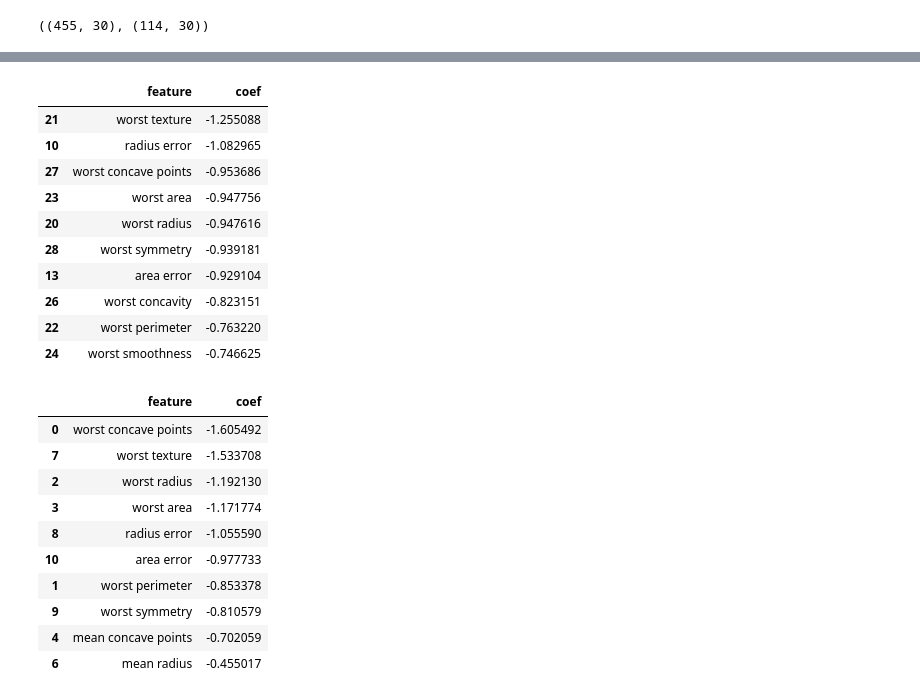
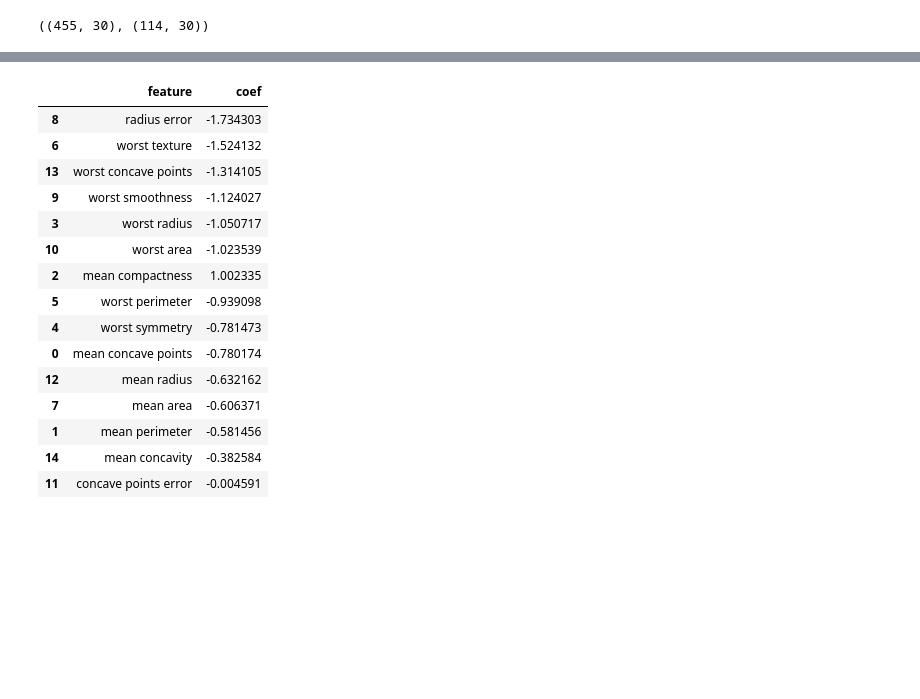
Before and after one commit to japinuela/Ejercicios-Repaso-Python-ML, a Jupyter notebook: BreastCancer.ipynb, the cells around one changed output, grey strips where cells are left out. Cells and saved outputs as stored; diff of their text form; code cells hidden in the pictures; blank space fills up the shorter version.

```diff
--- a/BreastCancer.ipynb
+++ b/BreastCancer.ipynb
@@ -289,24 +288,0 @@ print(list(all_candidates))
-# %%
-from collections import Counter
-
-# Listas de features seleccionadas por cada método
-methods = {
-    "Correlation": sel_corr,
-    "RandomForest": sel_rf,
-    "GreedyNR": sel_greedy
-}
-
-# Contar frecuencia de aparición
-vote_counter = Counter()
-for method, feats in methods.items():
-    for f in feats:
-        vote_counter[f] += 1
-
-# Convertir a diccionario (feature -> nº de votos)
-feature_votes = dict(vote_counter)
-
-# Opcional: ordenado por nº de votos descendente
-feature_votes_sorted = dict(sorted(feature_votes.items(), key=lambda x: x[1], reverse=True))
-
-print("=== Voting de features (feature: nº veces seleccionada) ===")
-print(feature_votes_sorted)
@@ -319,10 +292,7 @@ import seaborn as sns
 import matplotlib.pyplot as plt
 
 # Asegúrate de que existen en df (por si alguna falta)
-cols_num = ['worst concave points', 'worst perimeter', 'worst radius', 'worst area',
-            'mean concave points', 'mean perimeter', 'mean radius', 'worst texture', 'radius error',
-            'worst symmetry', 'area error', 'worst concavity']
-cols_num = [c for c in cols_num if c in df.columns]
+cols_num = list(all_candidates)
 
 n = len(cols_num)
 n_cols = 2
@@ -508,65 +464,47 @@ plt.show()
-# %%
-# Coeficientes LR
-lr = pipe_lr.named_steps["clf"]
-scaler = pipe_lr.named_steps["scaler"]
-
-coefs = pd.DataFrame({
-    "feature": X_train.columns,
-    "coef": lr.coef_.flatten()
-}).sort_values("coef", key=abs, ascending=False)
-
-coefs.head(10)
-# %% [output]
-|  | feature | coef |
-| 21 | worst texture | -1.255088 |
-| 10 | radius error | -1.082965 |
-| 27 | worst concave points | -0.953686 |
-| 23 | worst area | -0.947756 |
-| 20 | worst radius | -0.947616 |
-| 28 | worst symmetry | -0.939181 |
-| 13 | area error | -0.929104 |
-| 26 | worst concavity | -0.823151 |
-| 22 | worst perimeter | -0.763220 |
-| 24 | worst smoothness | -0.746625 |
 # %%
 # --- extraer objetos ya entrenados ---
 pre = pipe_lr.named_steps["preprocess"]     # ColumnTransformer
 lr  = pipe_lr.named_steps["clf"]            # LogisticRegression
 scaler = pre.named_transformers_["num"]     # StandardScaler (por si lo necesitas)
 
 # --- nombres de features realmente usados por el preprocesador ---
 try:
     # sklearn >= 1.0: devuelve nombres tipo "num__feature"
     feat_names = pre.get_feature_names_out()
     feat_names = [f.split("__", 1)[1] if "__" in f else f for f in feat_names]
 except Exception:
     # Fallback (aquí vale porque solo escalas numéricas y no expandes columnas)
     feat_names = list(cols_num)
 
 # --- coeficientes ---
 coefs = (
     pd.DataFrame({
         "feature": feat_names,
         "coef": lr.coef_.ravel()  # (1, n_features) en binaria
     })
     .assign(abs_coef=lambda d: d["coef"].abs())
     .sort_values("abs_coef", ascending=False)
     .drop(columns="abs_coef")
 )
 
-coefs.head(10)
+coefs.head(20)
 # %% [output]
 |  | feature | coef |
-| 0 | worst concave points | -1.605492 |
-| 7 | worst texture | -1.533708 |
-| 2 | worst radius | -1.192130 |
-| 3 | worst area | -1.171774 |
-| 8 | radius error | -1.055590 |
-| 10 | area error | -0.977733 |
-| 1 | worst perimeter | -0.853378 |
-| 9 | worst symmetry | -0.810579 |
-| 4 | mean concave points | -0.702059 |
-| 6 | mean radius | -0.455017 |
+| 8 | radius error | -1.734303 |
+| 6 | worst texture | -1.524132 |
+| 13 | worst concave points | -1.314105 |
+| 9 | worst smoothness | -1.124027 |
+| 3 | worst radius | -1.050717 |
+| 10 | worst area | -1.023539 |
+| 2 | mean compactness | 1.002335 |
+| 5 | worst perimeter | -0.939098 |
+| 4 | worst symmetry | -0.781473 |
+| 0 | mean concave points | -0.780174 |
+| 12 | mean radius | -0.632162 |
+| 7 | mean area | -0.606371 |
+| 1 | mean perimeter | -0.581456 |
+| 14 | mean concavity | -0.382584 |
+| 11 | concave points error | -0.004591 |
 # %%
 param_grid_lr = {
     "clf__C": [0.01, 0.1, 1.0, 10.0],
```
Also changed, not shown: parts of 11 cells of this notebook, 3 other files.
